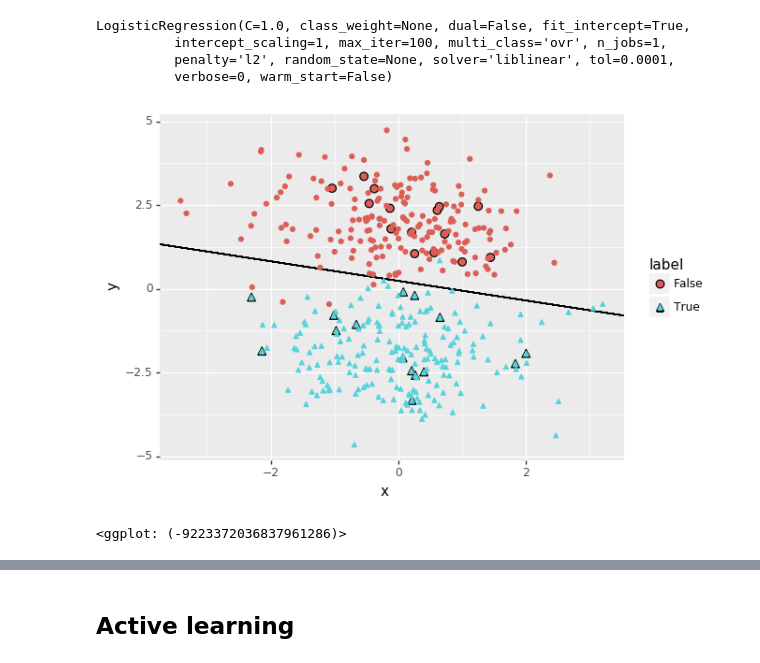
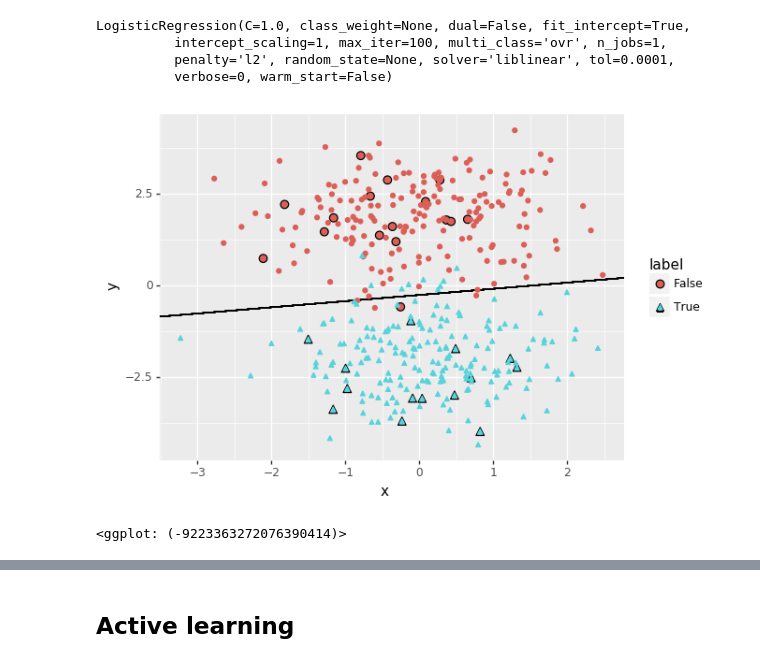
Before and after one commit to herwinvw/ActiveLearning, a Jupyter notebook: chapter2_uncertainty_sampling/uncertainty_sampling_classification.ipynb, the cells around one changed output, grey strips where cells are left out. Saved outputs shown, nothing was run; the diff lists cells and outputs as text; code cells hidden in the pictures.

```diff
--- a/chapter2_uncertainty_sampling/uncertainty_sampling_classification.ipynb
+++ b/chapter2_uncertainty_sampling/uncertainty_sampling_classification.ipynb
@@ -19,3 +34,5 @@ data = pandas.DataFrame({'x':x,'y':y,'label':label})
+# %%
+data = pandas.read_pickle('../data/two_2dgaussians.pkl')
 # %%
 ggplot(data, aes(x='x', y='y', fill='label', shape='label'))+geom_point(size=3)
 # %% [output]
@@ -46,7 +54,7 @@ LogisticRegression(C=1.0, class_weight=None, dual=False, fit_intercept=True,
           penalty='l2', random_state=None, solver='liblinear', tol=0.0001,
           verbose=0, warm_start=False)
 # %%
-plot_classifier(sample,lg)
+plot_linear_classifier(sample,data,lg)
 # %% [output]
-[figure, old version]
+[figure, new version]
-<ggplot: (-9223372036837961286)>
+<ggplot: (-9223363272076390414)>
```
Also changed, not shown: parts of 47 cells of this notebook, 15 other files.
